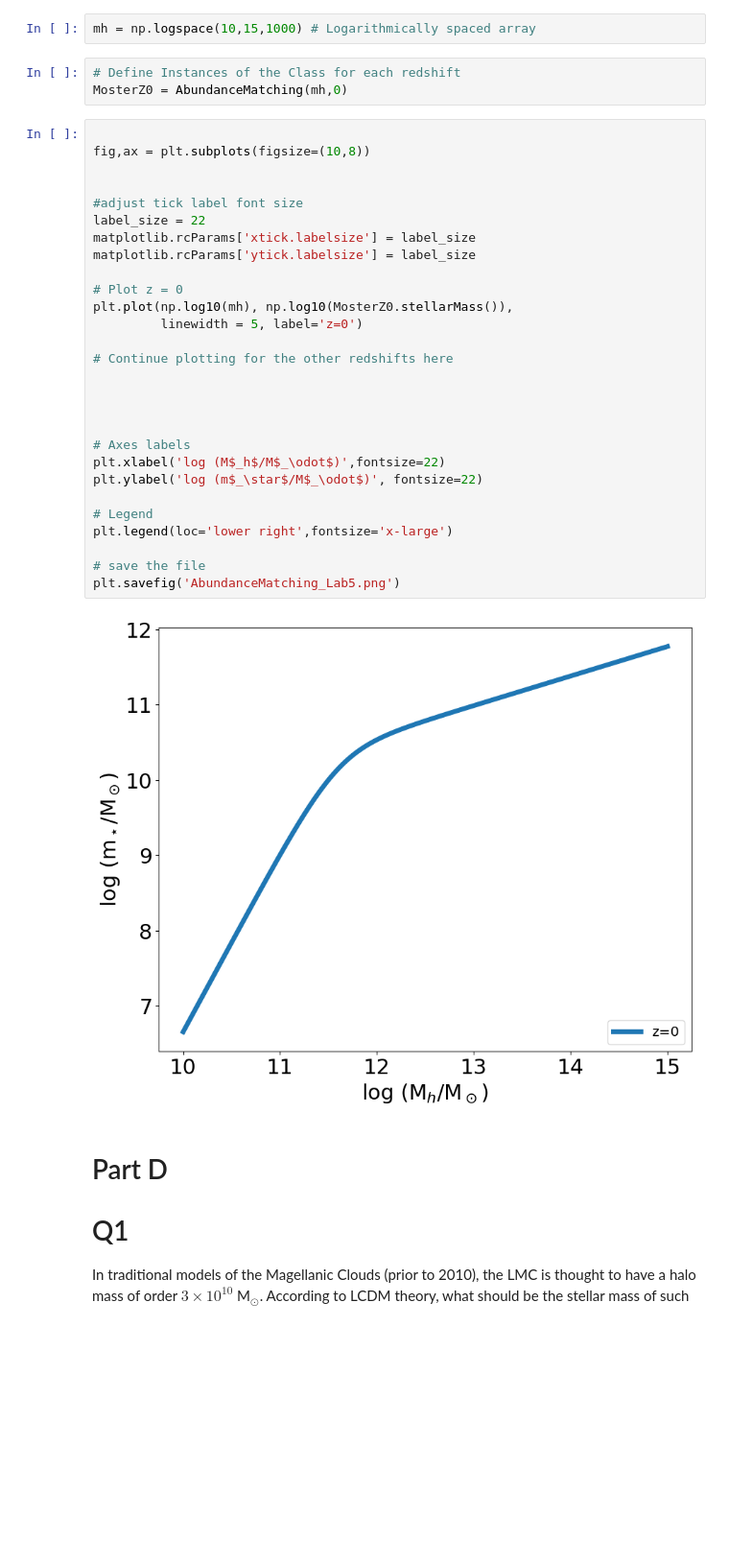
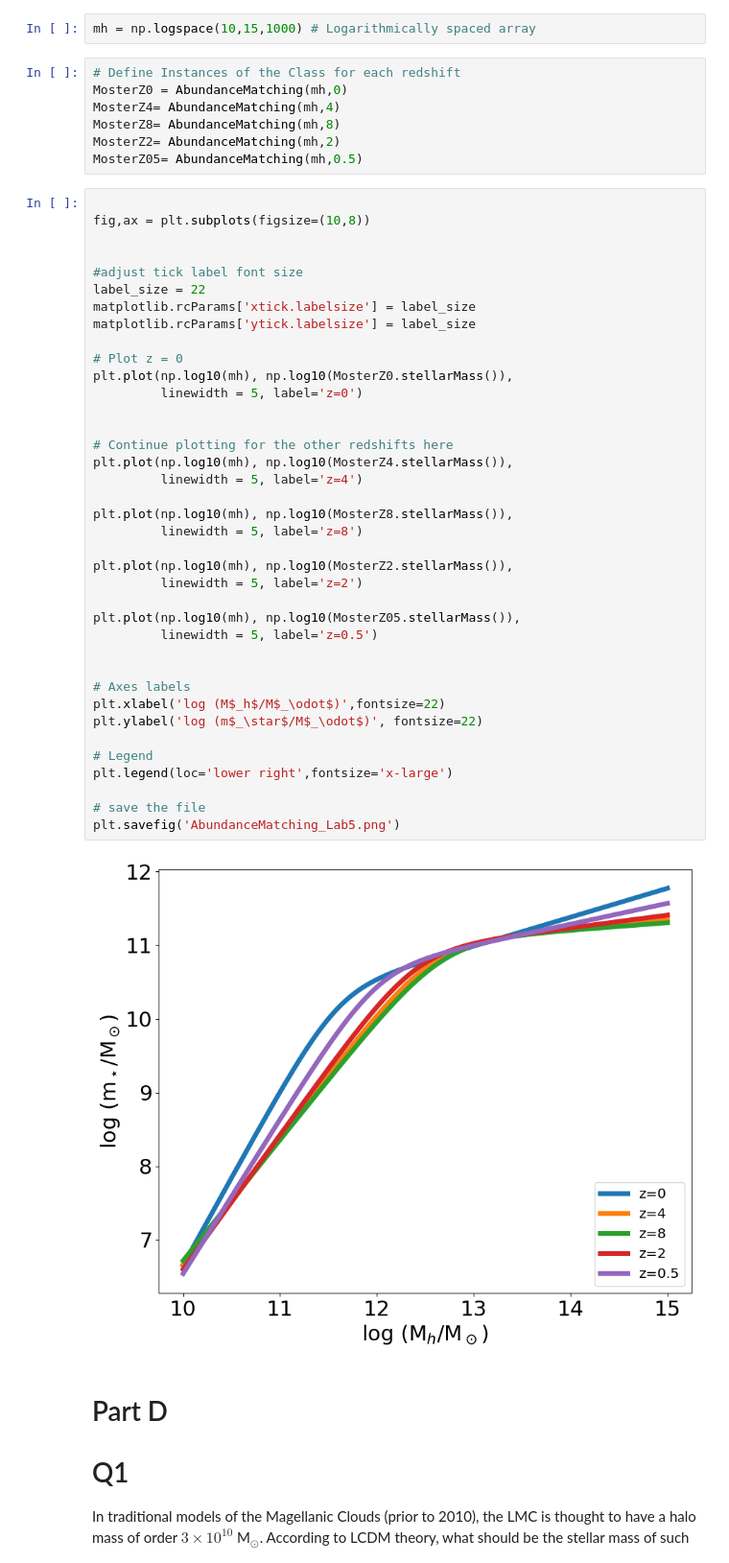
Before and after one commit to Chazzathon/400B_2023_goldberg, a Jupyter notebook: Labs/Lab5/Lab5.ipynb, the cells around one changed output. Shown: that part at 96% size. Cells and saved outputs as stored; diff of their text form; blank space fills up the shorter version.

```diff
--- a/Labs/Lab5/Lab5.ipynb
+++ b/Labs/Lab5/Lab5.ipynb
@@ -175,36 +175,50 @@ mh = np.logspace(10,15,1000) # Logarithmically spaced array
 # %%
 # Define Instances of the Class for each redshift
 MosterZ0 = AbundanceMatching(mh,0)
+MosterZ4= AbundanceMatching(mh,4)
+MosterZ8= AbundanceMatching(mh,8)
+MosterZ2= AbundanceMatching(mh,2)
+MosterZ05= AbundanceMatching(mh,0.5)
 # %%
 
 fig,ax = plt.subplots(figsize=(10,8))
 
 
 #adjust tick label font size
 label_size = 22
 matplotlib.rcParams['xtick.labelsize'] = label_size
 matplotlib.rcParams['ytick.labelsize'] = label_size
 
 # Plot z = 0
 plt.plot(np.log10(mh), np.log10(MosterZ0.stellarMass()),
          linewidth = 5, label='z=0')
 
+
 # Continue plotting for the other redshifts here
+plt.plot(np.log10(mh), np.log10(MosterZ4.stellarMass()),
+         linewidth = 5, label='z=4')
 
+plt.plot(np.log10(mh), np.log10(MosterZ8.stellarMass()),
+         linewidth = 5, label='z=8')
 
+plt.plot(np.log10(mh), np.log10(MosterZ2.stellarMass()),
+         linewidth = 5, label='z=2')
+
+plt.plot(np.log10(mh), np.log10(MosterZ05.stellarMass()),
+         linewidth = 5, label='z=0.5')
 
 
 # Axes labels
 plt.xlabel('log (M$_h$/M$_\odot$)',fontsize=22)
 plt.ylabel('log (m$_\star$/M$_\odot$)', fontsize=22)
 
 # Legend
 plt.legend(loc='lower right',fontsize='x-large')
 
 # save the file
 plt.savefig('AbundanceMatching_Lab5.png')
 # %% [output]
-[figure, old version]
+[figure, new version]
 # %% [markdown]
 # Part D
 
```
Also changed, not shown: parts of 4 cells of this notebook, 1 other file.
